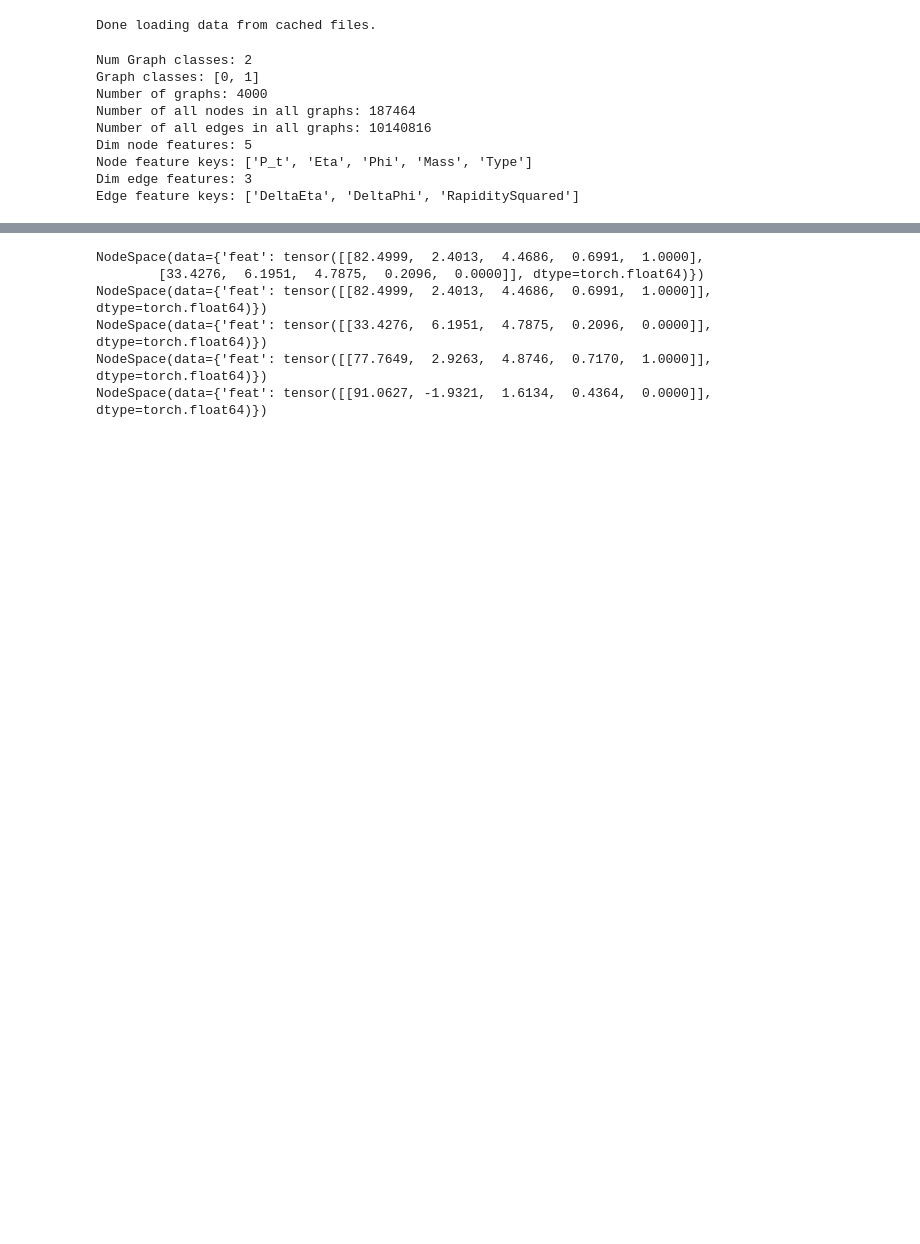
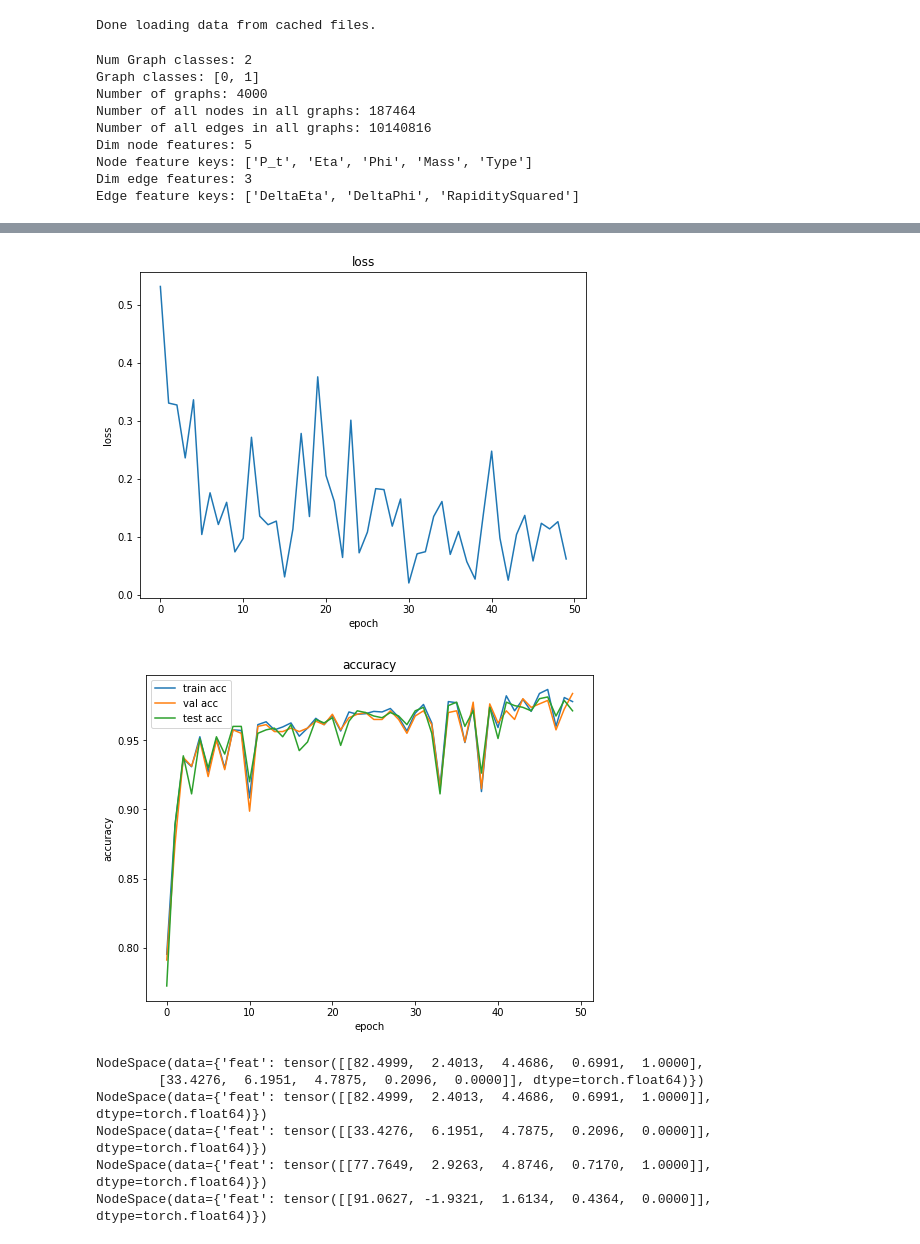
Before and after one commit to andrewissac/GNN_Sandbox, a Jupyter notebook: SimpleGNN.ipynb, the cells around one changed output, grey strips where cells are left out. Cells and saved outputs as stored; diff of their text form; code cells hidden in the pictures; blank space fills up the shorter version.

Commit message:
added train results

```diff
--- a/SimpleGNN.ipynb
+++ b/SimpleGNN.ipynb
@@ -163,0 +125,30 @@ Test accuracy: 0.9625
+# %%
+# The evaluation function
+def eval(model, device, dataloader):
+    model = model.to(device)
+    model.eval()
+    y_true = []
+    y_logits = []
+
+    for batched_graph, labels in dataloader:
+        batched_graph = batched_graph.to(device)
+        labels = labels.to(device)
+        nodeFeatVec = GetNodeFeatureVectors(batched_graph)
+
+        with torch.no_grad():
+            pred = model(batched_graph, nodeFeatVec)
+
+        y_true.append(labels.detach().cpu())
+        y_logits.append(pred.detach().cpu())
+
+    y_true = torch.cat(y_true, dim = 0).numpy()
+    y_logits = torch.cat(y_logits, dim = 0).numpy()
+    y_pred = y_logits.argmax(1)
+
+    num_correct_pred = (y_pred == y_true).sum().item()
+    num_total_pred = len(y_true)
+    acc =  num_correct_pred / num_total_pred
+
+    evalDict = {"y_true": y_true, "y_logits": y_logits, "y_pred": y_pred, "acc": acc}
+
+    return evalDict
@@ -163,0 +190,11 @@ Test accuracy: 0.9625
+# %%
+device = 'cuda' if torch.cuda.is_available() else 'cpu'
+
+# Create the model with given dimensions
+model = GCN(dataset.dim_nfeats, 16, dataset.num_graph_classes).to(device)
+model.reset_parameters()
+optimizer = torch.optim.Adam(model.parameters(), lr=0.01)
+loss_fn = nn.CrossEntropyLoss()
+epochs = 50
+
+result = train(model, device, train_dataloader, optimizer, loss_fn, epochs)
@@ -163,0 +219,5 @@ Test accuracy: 0.9625
+# %%
+result.printBestResult()
+result.plotLoss()
+result.plotAcc()
+# %% [output]
@@ -164,3 +225,5 @@ Test accuracy: 0.9625
+[figure, added]
+[figure, added]
 # %%
 print(graph.nodes[[0,1]])
 print(graph.nodes[0])
```
Also changed, not shown: parts of 11 cells of this notebook, 2 other files.
